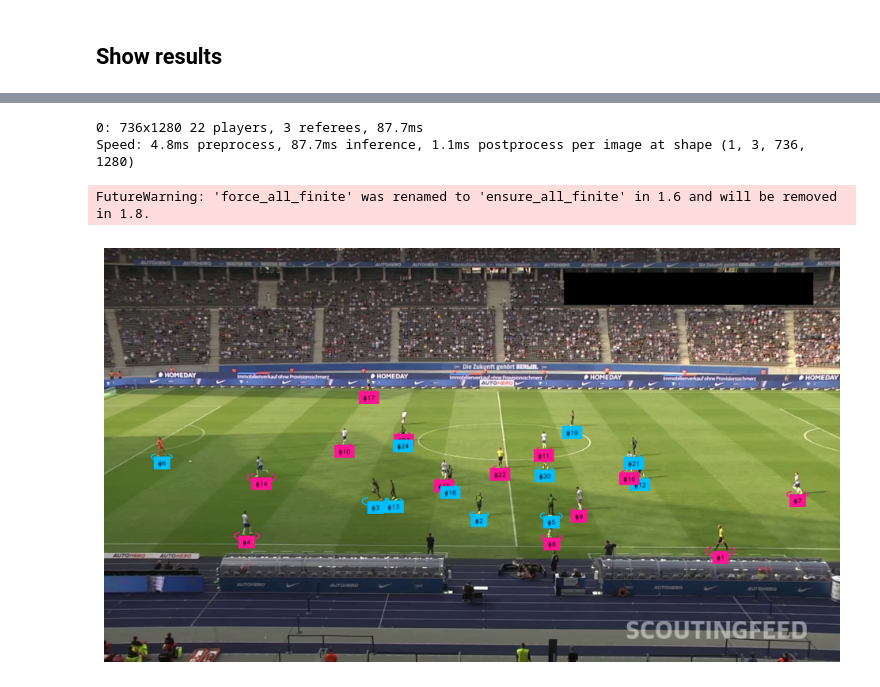
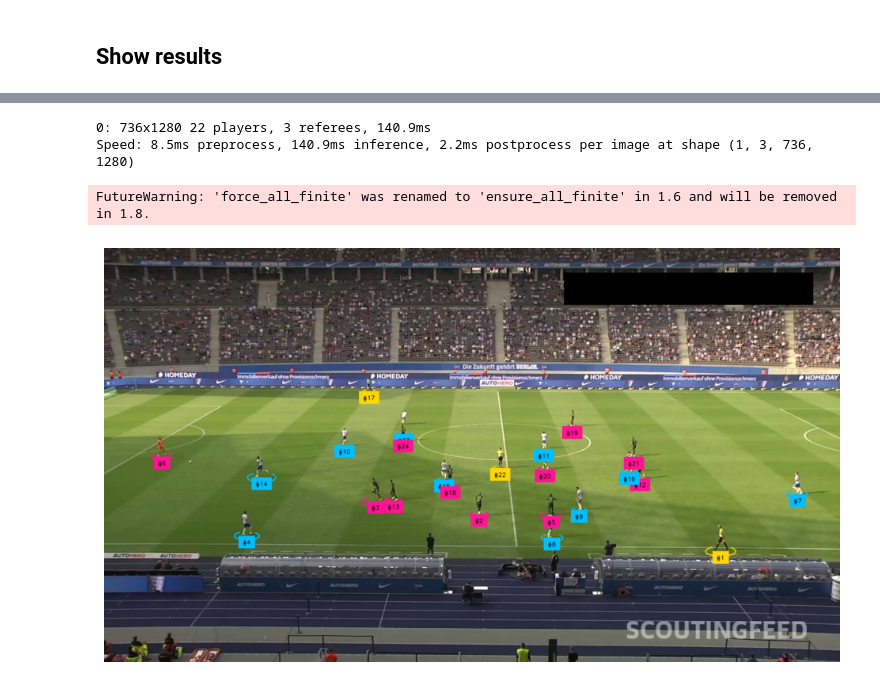
Before and after one commit to danmac423/football-analytics, a Jupyter notebook: notebooks/1.0_db_differentiate_players_between_teams.ipynb, the cells around one changed output, grey strips where cells are left out. Cells and saved outputs as stored; diff of their text form; code cells hidden in the pictures.

```diff
--- a/notebooks/1.0_db_differentiate_players_between_teams.ipynb
+++ b/notebooks/1.0_db_differentiate_players_between_teams.ipynb
@@ -392,16 +392,11 @@ ellipse_annotator = sv.EllipseAnnotator(
     color=sv.ColorPalette.from_hex(['#00BFFF', '#FF1493', '#FFD700']),
     thickness=2
 )
+
 label_annotator = sv.LabelAnnotator(
     color=sv.ColorPalette.from_hex(['#00BFFF', '#FF1493', '#FFD700']),
     text_color=sv.Color.from_hex('#000000'),
     text_position=sv.Position.BOTTOM_CENTER
-)
-triangle_annotator = sv.TriangleAnnotator(
-    color=sv.Color.from_hex('#FFD700'),
-    base=25,
-    height=21,
-    outline_thickness=1
 )
 
 tracker = sv.ByteTrack()
@@ -422,39 +417,37 @@ referees_detections = all_detections[all_detections.class_id == REFEREE_ID]
 
 players_crops = [sv.crop_image(frame, xyxy) for xyxy in players_detections.xyxy]
 
 # Predict
 data = extract_features(players_crops, EMBEDDINGS_MODEL, EMBEDDINGS_PROCESSOR)
 projections = REDUCER.transform(data)
 players_detections.class_id = CLUSTERING_MODEL.predict(projections)
 
-goalkeepers_detections.class_id = resolve_goalkeepers_team_id(
-    players_detections, goalkeepers_detections)
+goalkeepers_detections.class_id = resolve_goalkeepers_team_id(players_detections, goalkeepers_detections)
 
-referees_detections.class_id -= 1
-
-all_detections = sv.Detections.merge([
-    players_detections, goalkeepers_detections, referees_detections])
+all_detections = sv.Detections.merge([players_detections, goalkeepers_detections, referees_detections])
 
 labels = [
     f"#{tracker_id}"
     for tracker_id
     in all_detections.tracker_id
 ]
 
 all_detections.class_id = all_detections.class_id.astype(int)
 
 annotated_frame = frame.copy()
+
 annotated_frame = ellipse_annotator.annotate(
     scene=annotated_frame,
     detections=all_detections)
+
 annotated_frame = label_annotator.annotate(
     scene=annotated_frame,
     detections=all_detections,
     labels=labels)
 
 sv.plot_image(annotated_frame)
 # %% [output]
-0: 736x1280 22 players, 3 referees, 87.7ms
-Speed: 4.8ms preprocess, 87.7ms inference, 1.1ms postprocess per image at shape (1, 3, 736, 1280)
+0: 736x1280 22 players, 3 referees, 140.9ms
+Speed: 8.5ms preprocess, 140.9ms inference, 2.2ms postprocess per image at shape (1, 3, 736, 1280)
 FutureWarning: 'force_all_finite' was renamed to 'ensure_all_finite' in 1.6 and will be removed in 1.8.
-[figure, old version]
+[figure, new version]
```
Also changed, not shown: parts of 5 cells of this notebook.
